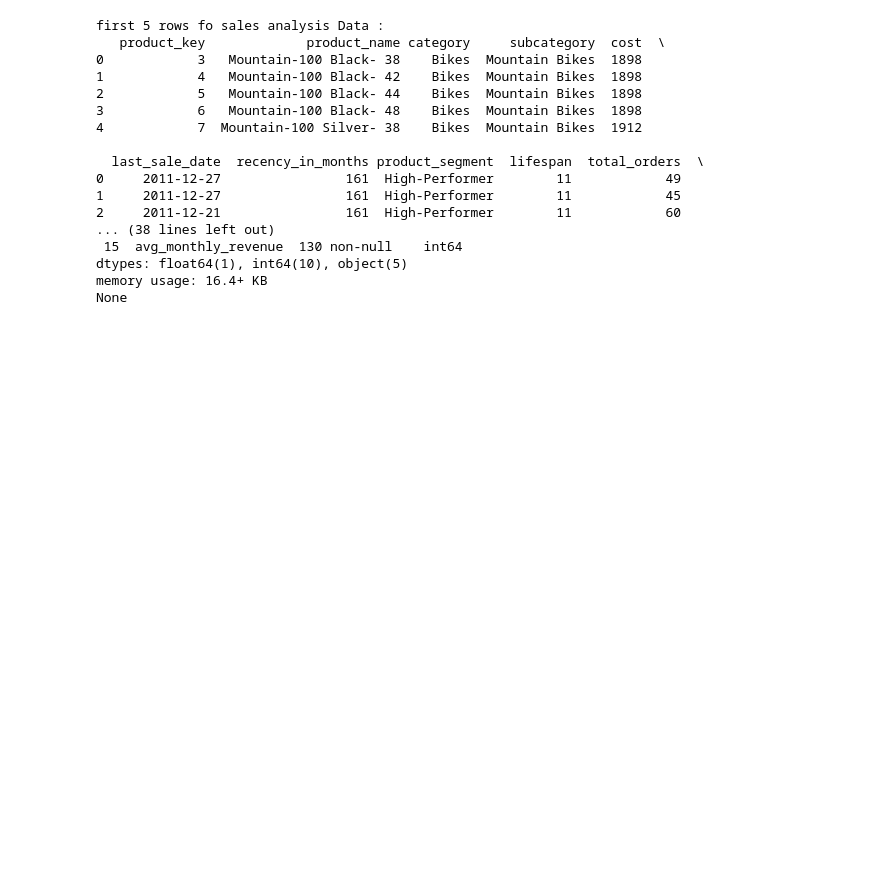
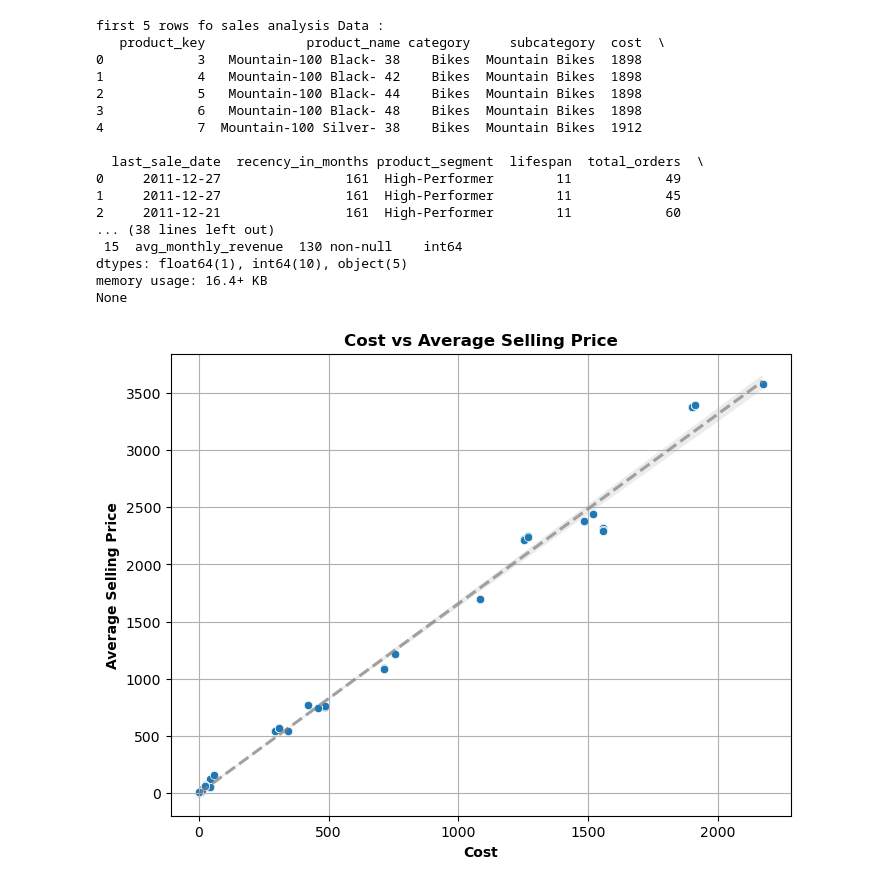
Before and after one commit to AyushRawat-ghost/Data-Science-And-Engineering, a Jupyter notebook: Data Warehouse and its Anlytics/Visualization/Scripts/product_report.ipynb, the cells around one changed output. Cells and saved outputs as stored; diff of their text form; code cells hidden in the pictures; blank space fills up the shorter version.

```diff
--- a/Data Warehouse and its Anlytics/Visualization/Scripts/product_report.ipynb
+++ b/Data Warehouse and its Anlytics/Visualization/Scripts/product_report.ipynb
@@ -140,3 +140,21 @@ first 5 rows fo sales analysis Data :
 dtypes: float64(1), int64(10), object(5)
 memory usage: 16.4+ KB
 None
+# %%
+# Scatter Plot cost vs avaerage Selling price
+df_product_report['total_cost']=df_product_report['cost']*df_product_report['total_quantity']
+df_product_report['profit']=df_product_report['total_sales']-df_product_report['total_cost']
+
+plt.figure(figsize=(8,6))
+sns.regplot(x='cost', y='avg_selling_price', data=df_product_report, scatter=False, color='gray', line_kws={'linestyle':'--', 'alpha':0.7})
+sns.scatterplot(x='cost',y='avg_selling_price',data=df_product_report)
+# for i, row in df_product_report.iterrows():
+#     plt.text(row['cost'] + 20, row['avg_selling_price'] + 20, row['product_name'],
+#              fontsize=8, ha='left', va='bottom', rotation=15)
+plt.title('Cost vs Average Selling Price',fontweight='bold')
+plt.xlabel('Cost',fontweight='bold')
+plt.ylabel('Average Selling Price',fontweight='bold')
+plt.grid(True)
+plt.show()
+# %% [output]
+[figure, added]
```
Also changed, not shown: parts of 5 cells of this notebook, 24 other files.
